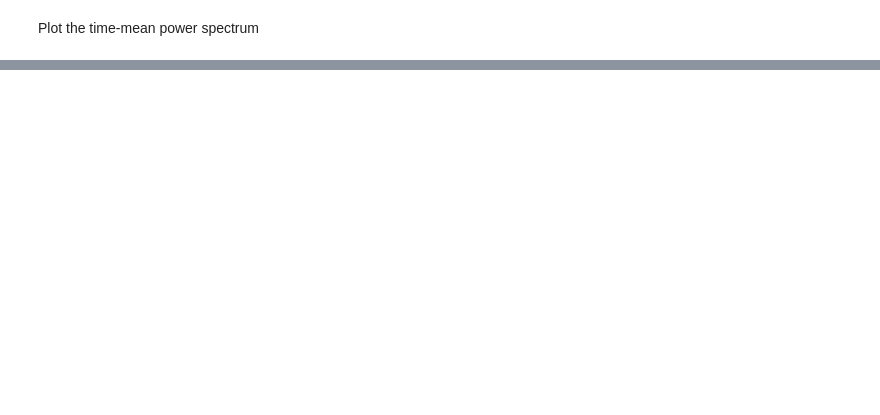
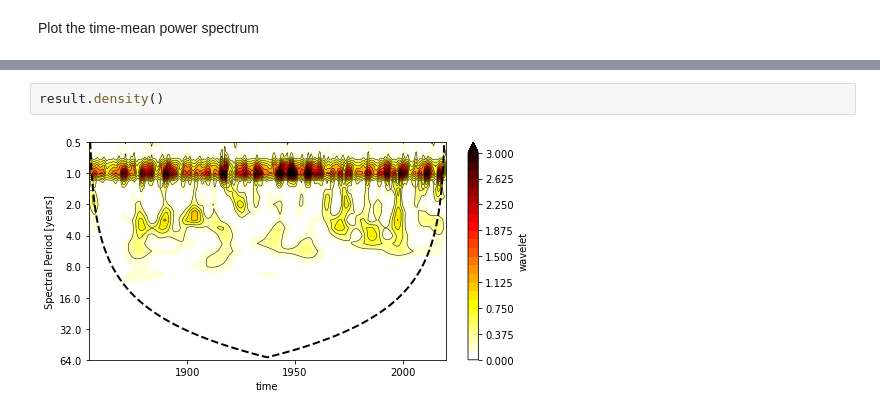
Before and after one commit to jkrasting/xwavelet, a Jupyter notebook: example_usage.ipynb, the cells around one changed output, grey strips where cells are left out. Drawn from its saved outputs; the diff is of its cells as text; blank space fills up the shorter version.

```diff
--- a/example_usage.ipynb
+++ b/example_usage.ipynb
@@ -53,0 +89,4 @@ xw.power_spectrum(xw.wavelet(sst)).plot()
+# %%
+result.density()
+# %% [output]
+[figure, added]
```
Also changed, not shown: parts of 15 cells of this notebook.
